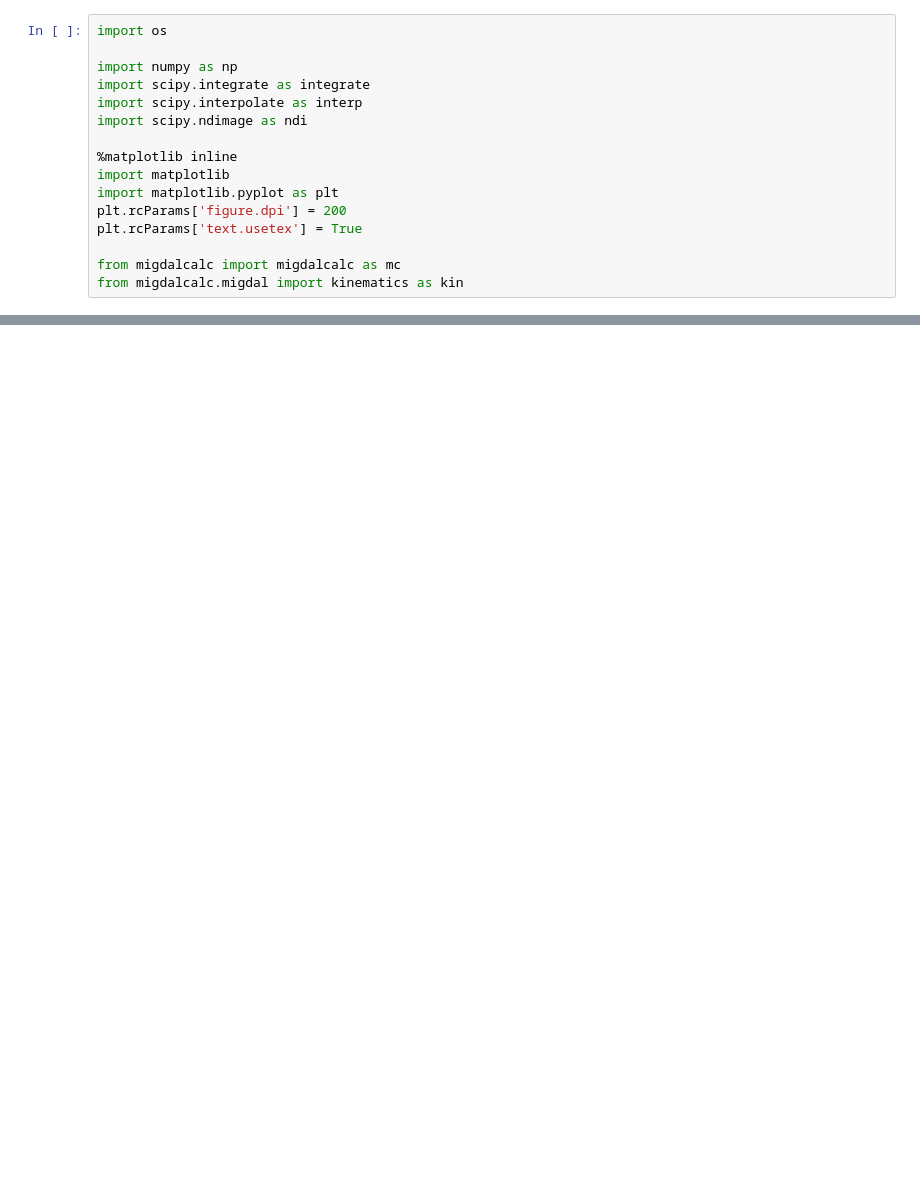
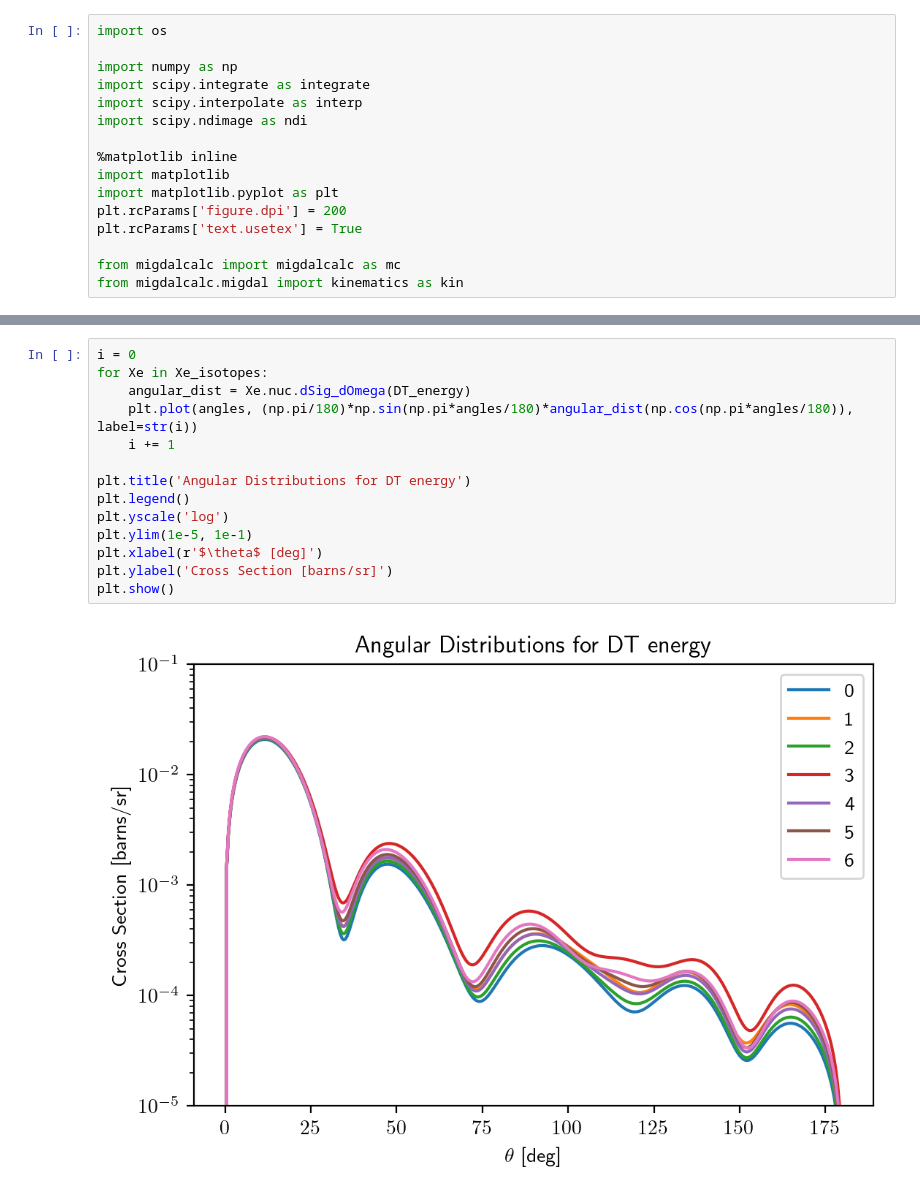
Before and after one commit to Duncan-Adams/MigdalCalc, a Jupyter notebook: Xe_isotope_plots.ipynb, the cells around one changed output, grey strips where cells are left out. Drawn from its saved outputs; the diff is of its cells as text; blank space fills up the shorter version.

```diff
--- a/Xe_isotope_plots.ipynb
+++ b/Xe_isotope_plots.ipynb
@@ -121,0 +132,16 @@ plt.show()
+# %%
+i = 0
+for Xe in Xe_isotopes:
+    angular_dist = Xe.nuc.dSig_dOmega(DT_energy)
+    plt.plot(angles, (np.pi/180)*np.sin(np.pi*angles/180)*angular_dist(np.cos(np.pi*angles/180)), label=str(i))
+    i += 1
+
+plt.title('Angular Distributions for DT energy')
+plt.legend()
+plt.yscale('log')
+plt.ylim(1e-5, 1e-1)
+plt.xlabel(r'$\theta$ [deg]')
+plt.ylabel('Cross Section [barns/sr]')
+plt.show()
+# %% [output]
+[figure, added]
```
Also changed, not shown: parts of 5 cells of this notebook, 8 other files.
